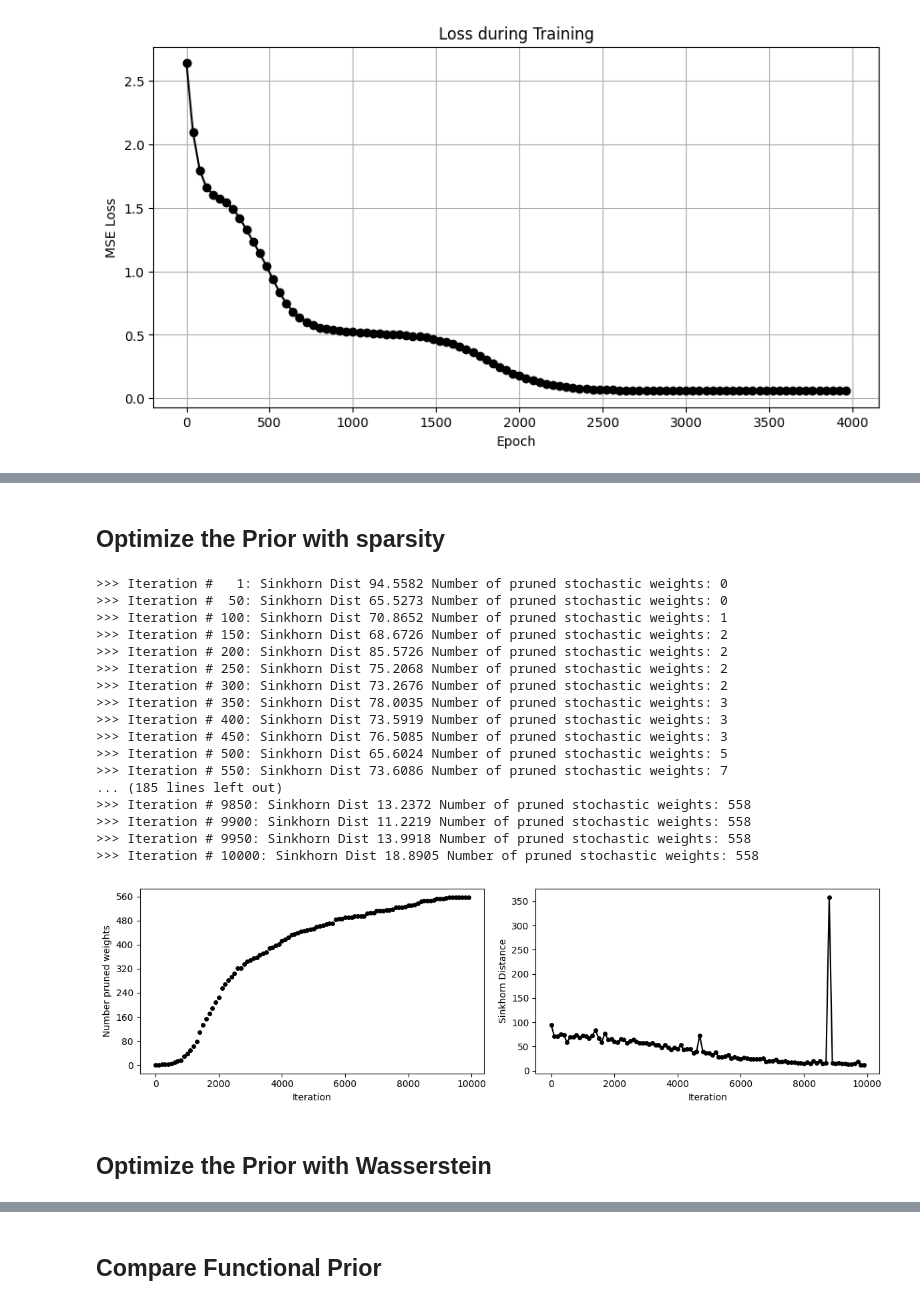
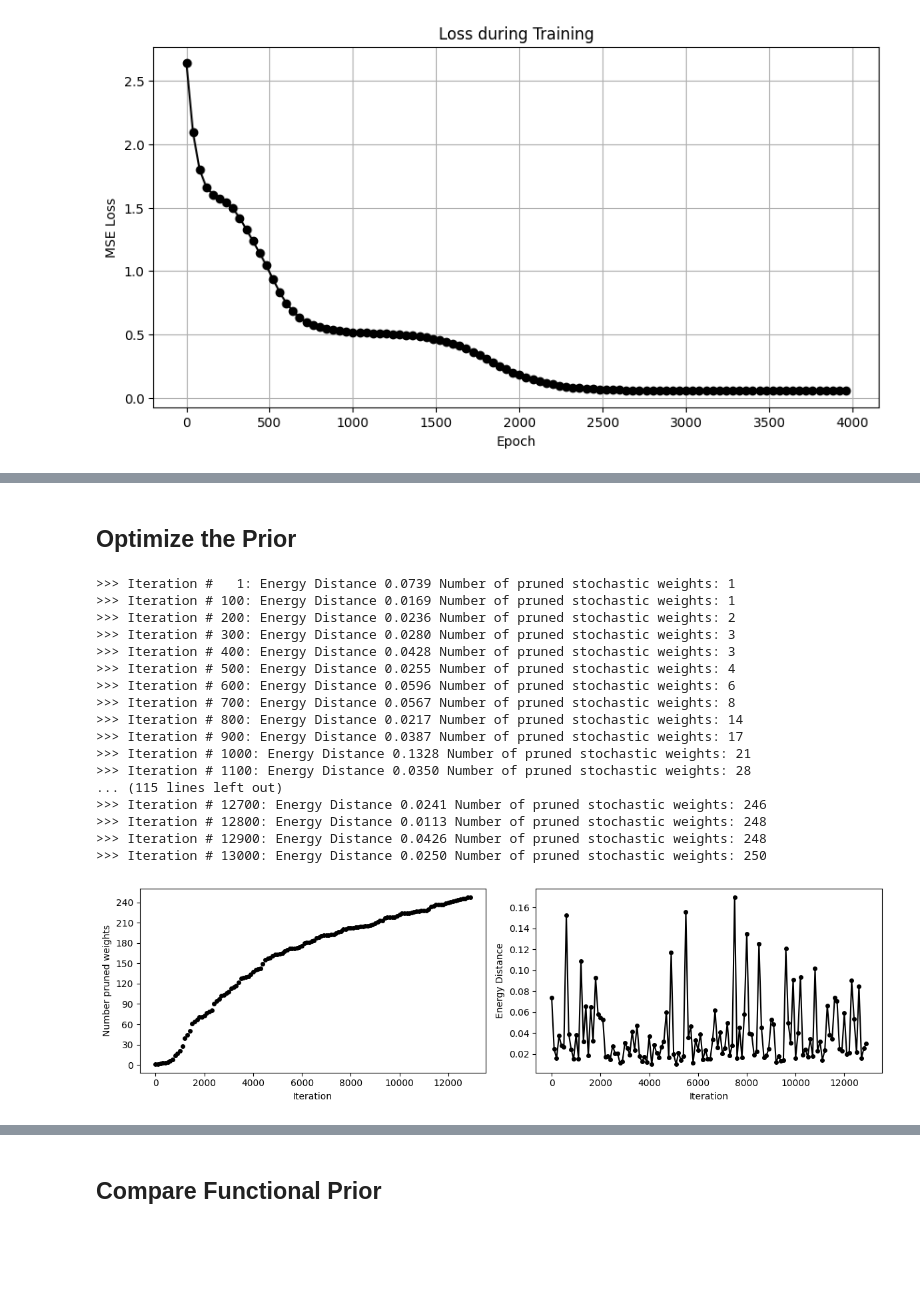
Before and after one commit to MariusLin/model-selection-partially-stochastic-nn, a Jupyter notebook: Notebooks/1D-regression-gaussian-prior.ipynb, the cells around one changed output, grey strips where cells are left out. Drawn from its saved outputs; the diff is of its cells as text; code cells hidden in the pictures; blank space fills up the shorter version.

```diff
--- a/Notebooks/1D-regression-gaussian-prior.ipynb
+++ b/Notebooks/1D-regression-gaussian-prior.ipynb
@@ -213,7 +206,7 @@ ps_mlp_std = det_mlp_std.convert_to_partially_stochastic_mlp(pruned = False, pos
 
 ps_mlp_std = ps_mlp_std.to(device)
 # %% [markdown]
-## Optimize the Prior with sparsity
+## Optimize the Prior
 # %%
 # Initialize BNN Priors
 D = 3                   # Factorization depth for stochasticity
@@ -239,6 +228,11 @@ kernel = RBF(
         input_dim=1, ARD=True,
         lengthscales=torch.tensor([leng], dtype=torch.double),
         variance=torch.tensor([ampl], dtype=torch.double))
+
+kernel = Exponential(
+        input_dim=1, ARD=True,
+        lengthscales=torch.tensor([leng], dtype=torch.double),
+        variance=torch.tensor([ampl], dtype=torch.double))
 gpmodel = GPR(X=torch.from_numpy(X_).to(device),
               Y=torch.from_numpy(y_).reshape([-1, 1]).to(device),
               kern=kernel, mean_function=Zero())
@@ -246,54 +240,51 @@ gpmodel.likelihood.variance.set(sn2)
 gpmodel = gpmodel.to(device)
 # %%
 # Hyperparameters for prior optimization
-num_iters_sd = 10000
+num_iters_sd = 13000
 n_data = 13
 n_samples = 128
-print_every = 50
 lambd_sd = torch.tensor([5e-1, 1.])
 # %%
 util.set_seed(1)
-sinkhorn_mapper = SinkhornMapper(out_dir=OUT_DIR).to(device)
+prior_optim_mapper = PriorOptimisationMapper(out_dir=OUT_DIR).to(device)
 y_train_shape = y_tensor.shape
 y_train = y_tensor.unsqueeze(2).expand(y_train_shape[0], n_samples, y_train_shape[1])
-p_hist, loss_hist_sp = sinkhorn_mapper.optimize_sparse(net = opt_bnn_sparse, gp = gpmodel, data_generator = data_generator,
-            lambd= lambd_sd, n_data = n_data, num_iters = num_iters_sd, print_every=print_every, output_dim = 1,
-            D= D, X_train = X_tensor, y_train = y_train, n_samples= n_samples)
+p_hist, loss_hist_sp = prior_optim_mapper.optimize(net = opt_bnn_sparse, gp = gpmodel, data_generator = data_generator,
+            lambd= lambd_sd, n_data = n_data, num_iters = num_iters_sd, output_dim = 1,
+            D= D, n_samples= n_samples)
 # %% [output]
->>> Iteration #   1: Sinkhorn Dist 94.5582 Number of pruned stochastic weights: 0
->>> Iteration #  50: Sinkhorn Dist 65.5273 Number of pruned stochastic weights: 0
->>> Iteration # 100: Sinkhorn Dist 70.8652 Number of pruned stochastic weights: 1
->>> Iteration # 150: Sinkhorn Dist 68.6726 Number of pruned stochastic weights: 2
->>> Iteration # 200: Sinkhorn Dist 85.5726 Number of pruned stochastic weights: 2
->>> Iteration # 250: Sinkhorn Dist 75.2068 Number of pruned stochastic weights: 2
->>> Iteration # 300: Sinkhorn Dist 73.2676 Number of pruned stochastic weights: 2
->>> Iteration # 350: Sinkhorn Dist 78.0035 Number of pruned stochastic weights: 3
->>> Iteration # 400: Sinkhorn Dist 73.5919 Number of pruned stochastic weights: 3
->>> Iteration # 450: Sinkhorn Dist 76.5085 Number of pruned stochastic weights: 3
->>> Iteration # 500: Sinkhorn Dist 65.6024 Number of pruned stochastic weights: 5
->>> Iteration # 550: Sinkhorn Dist 73.6086 Number of pruned stochastic weights: 7
-... (185 lines left out)
->>> Iteration # 9850: Sinkhorn Dist 13.2372 Number of pruned stochastic weights: 558
->>> Iteration # 9900: Sinkhorn Dist 11.2219 Number of pruned stochastic weights: 558
->>> Iteration # 9950: Sinkhorn Dist 13.9918 Number of pruned stochastic weights: 558
->>> Iteration # 10000: Sinkhorn Dist 18.8905 Number of pruned stochastic weights: 558
+>>> Iteration #   1: Energy Distance 0.0739 Number of pruned stochastic weights: 1
+>>> Iteration # 100: Energy Distance 0.0169 Number of pruned stochastic weights: 1
+>>> Iteration # 200: Energy Distance 0.0236 Number of pruned stochastic weights: 2
+>>> Iteration # 300: Energy Distance 0.0280 Number of pruned stochastic weights: 3
+>>> Iteration # 400: Energy Distance 0.0428 Number of pruned stochastic weights: 3
+>>> Iteration # 500: Energy Distance 0.0255 Number of pruned stochastic weights: 4
+>>> Iteration # 600: Energy Distance 0.0596 Number of pruned stochastic weights: 6
+>>> Iteration # 700: Energy Distance 0.0567 Number of pruned stochastic weights: 8
+>>> Iteration # 800: Energy Distance 0.0217 Number of pruned stochastic weights: 14
+>>> Iteration # 900: Energy Distance 0.0387 Number of pruned stochastic weights: 17
+>>> Iteration # 1000: Energy Distance 0.1328 Number of pruned stochastic weights: 21
+>>> Iteration # 1100: Energy Distance 0.0350 Number of pruned stochastic weights: 28
+... (115 lines left out)
+>>> Iteration # 12700: Energy Distance 0.0241 Number of pruned stochastic weights: 246
+>>> Iteration # 12800: Energy Distance 0.0113 Number of pruned stochastic weights: 248
+>>> Iteration # 12900: Energy Distance 0.0426 Number of pruned stochastic weights: 248
+>>> Iteration # 13000: Energy Distance 0.0250 Number of pruned stochastic weights: 250
 # %%
 # Visualize progression of the prior optimization
 indices = np.arange(num_iters_sd)[::100]
 
 fig, axes = plt.subplots(1, 2, figsize=(12, 3.5))
 axes[0].plot(indices, p_hist[indices], "ko", ms=4)
 axes[0].set_ylabel("Number pruned weights")
 axes[0].set_xlabel("Iteration")
 axes[0].yaxis.set_major_locator(ticker.MaxNLocator(integer=True))
 
 axes[1].plot(indices, loss_hist_sp[indices], "-ko", ms=4)
-axes[1].set_ylabel("Sinkhorn Distance")
+axes[1].set_ylabel("Energy Distance")
 axes[1].set_xlabel("Iteration")
 
 plt.tight_layout()
 plt.show()
 # %% [output]
-[figure, old version]
+[figure, new version]
-# %% [markdown]
-## Optimize the Prior with Wasserstein
```
Also changed, not shown: parts of 21 cells of this notebook, 26 other files.
